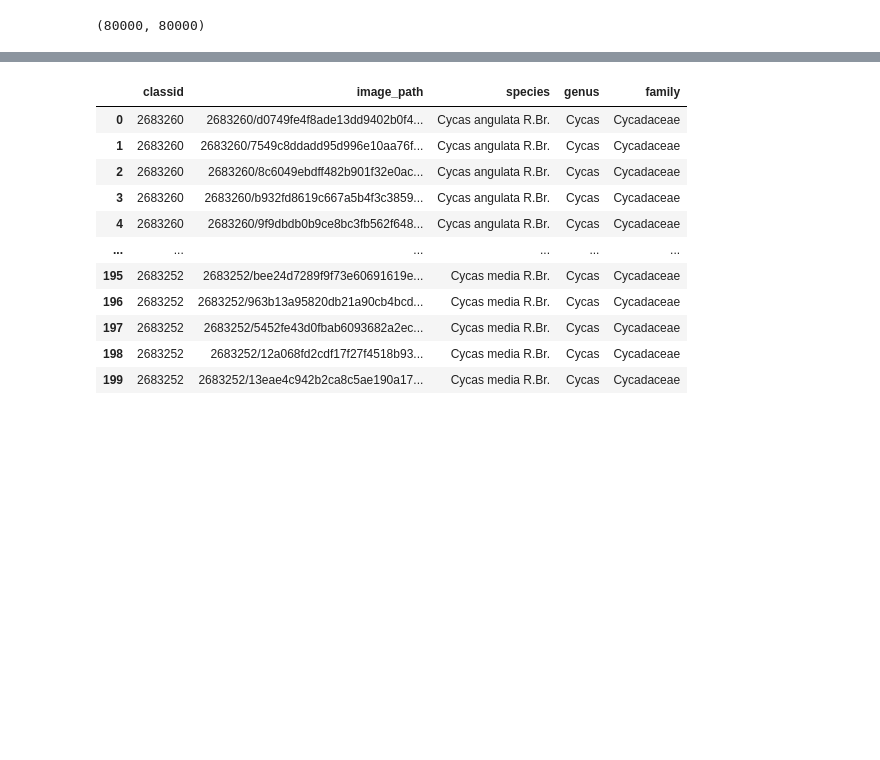
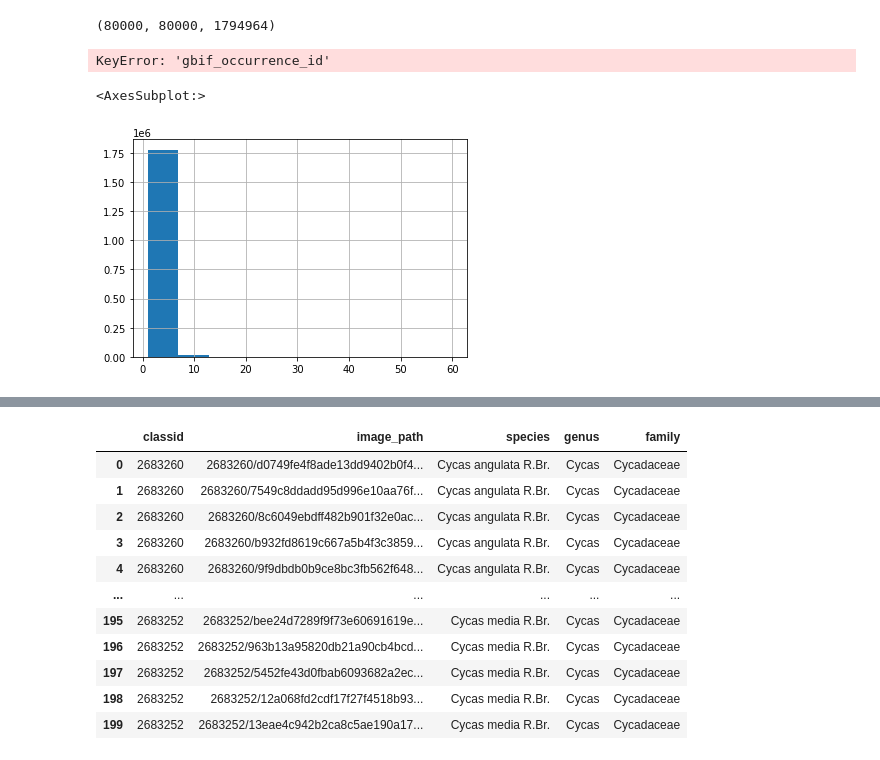
Before and after one commit to maeotaku/biomachina_hierarchical_softmax, a Jupyter notebook: supr_training.ipynb, the cells around one changed output, grey strips where cells are left out. Saved outputs shown, nothing was run; the diff lists cells and outputs as text; code cells hidden in the pictures; blank space fills up the shorter version.

```diff
--- a/supr_training.ipynb
+++ b/supr_training.ipynb
@@ -19,7 +19,7 @@ from datasets import PlantCLEF2022Supr, PlantCLEF2022_Dataset
 # %%
-columns = ["classid", "image_path", "species", "genus", "family"]
+columns = ["classid", "image_path", "species", "genus", "family", "gbif_occurrence_id"]
 df = pd.read_csv("./trusted/PlantCLEF2022_trusted_training_metadata.csv", sep=";", usecols=columns)
 # %%
-df['classid'].nunique(), df['species'].nunique()
+df['classid'].nunique(), df['species'].nunique(), df['gbif_occurrence_id'].nunique()
 # %% [output]
-(80000, 80000)
+(80000, 80000, 1794964)
@@ -25,0 +28,10 @@ df['classid'].nunique(), df['species'].nunique()
+# %%
+freqs['gbif_occurrence_id'] = freqs['gbif_occurrence_id'].str
+freqs
+# %% [output]
+KeyError: 'gbif_occurrence_id'
+# %%
+df['gbif_occurrence_id'].value_counts().hist()
+# %% [output]
+<AxesSubplot:>
+[figure, added]
```
Also changed, not shown: parts of 4 cells of this notebook, 52 other files.
